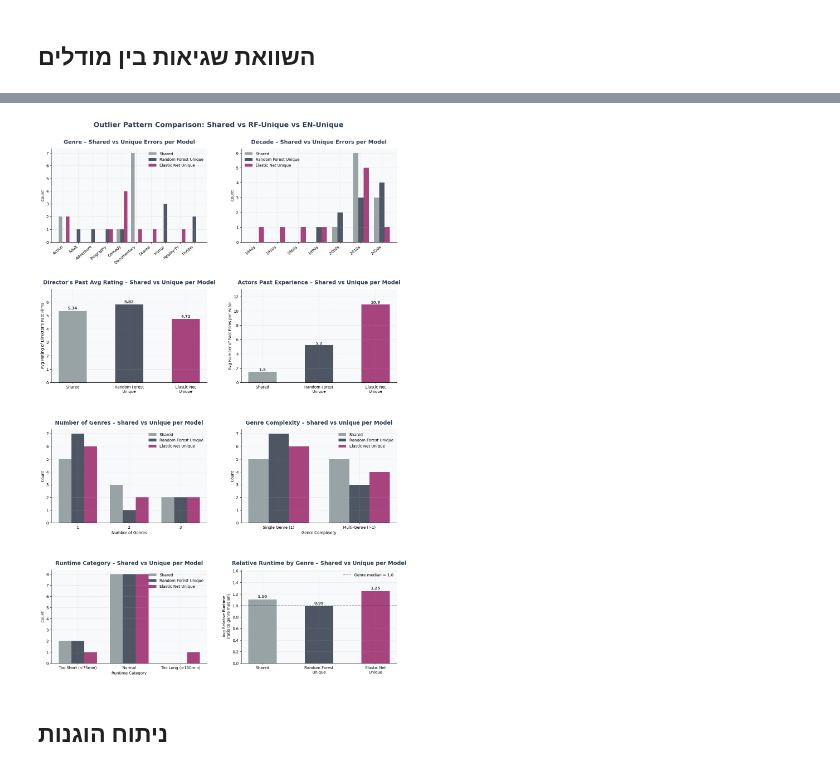
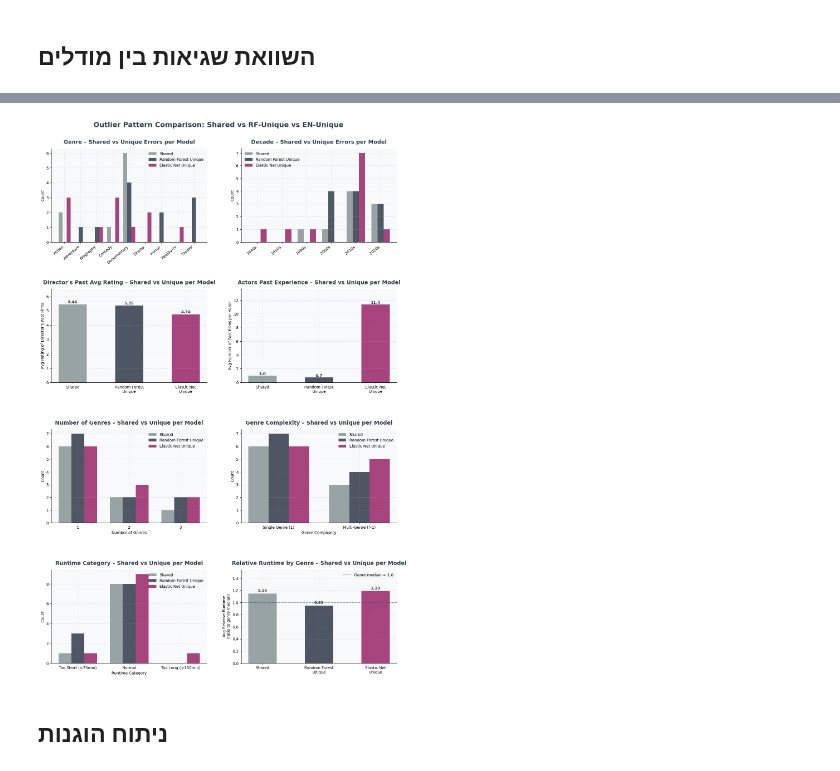
Before and after one commit to shirelhaddad/machine-learning, a Jupyter notebook: 162885cc________________________.ipynb, the cells around one changed output, grey strips where cells are left out. Drawn from its saved outputs; the diff is of its cells as text; code cells hidden in the pictures.

```diff
--- a/162885cc________________________.ipynb
+++ b/162885cc________________________.ipynb
@@ -342,6 +341,7 @@ class DirectorAvgTransformer(BaseEstimator, TransformerMixin):
 # %%
 def prepare_data(df: pd.DataFrame) -> pd.DataFrame:
     df = df.copy()
+
     # אם directors לא קיים — מנסים לטעון מקובץ הצוות
     if 'directors' not in df.columns:
         try:
@@ -351,9 +351,10 @@ def prepare_data(df: pd.DataFrame) -> pd.DataFrame:
         # אם הקובץ לא קיים — עמודה ריקה
         except Exception:
             df['directors'] = np.nan
+
     # מימוש פונקציות העזר של הניקוי
-    df['startYear']       = df['startYear'].apply(_clean_year)
-    df['runtimeMinutes']  = df['runtimeMinutes'].apply(_clean_runtime)
+    df['startYear']      = df['startYear'].apply(_clean_year)
+    df['runtimeMinutes'] = df['runtimeMinutes'].apply(_clean_runtime)
     df['genres']          = df['genres'].apply(_clean_genres)
     df['lead_actors_ids'] = df['lead_actors_ids'].apply(_clean_actors)
     df['directors']       = df['directors'].apply(_clean_director)
@@ -361,13 +362,10 @@ def prepare_data(df: pd.DataFrame) -> pd.DataFrame:
     # הוספת הפיצ'רים הפשוטים
     df = add_static_features(df)
 
-    #   ניקוי שורות ריקות לפני חישוב ההיסטוריה
+    # ניקוי שורות ריקות של משתנה המטרה רק בשלב האימון
     if 'averageRating' in df.columns:
         df['averageRating'] = df['averageRating'].apply(_clean_rating)
-        df = df.dropna(subset=['averageRating', 'startYear']).reset_index(drop=True)
-    else:
-        # דאטת בדיקה — אין דירוג, רק מנקה שורות בלי שנה
-        df = df.dropna(subset=['startYear']).reset_index(drop=True)
+        df = df.dropna(subset=['averageRating']).reset_index(drop=True)
 
     # הסרת עמודות לא רלוונטיות
     COLS_TO_DROP = ['numVotes', 'BoxOffice', 'plot', 'Language', 'Country', 'budget']
@@ -543,7 +534,7 @@ errors_df['first_genre'] = errors_df['genres'].apply(
 X_engineered = feature_engineering_pipeline.fit_transform(X, y)
 errors_df['num_genres'] = X['num_genres'].values
 errors_df['director_past_avg']   = X_engineered['director_past_avg'].values
-errors_df['avg_actors_past_exp'] = X_engineered['avg_actors_past_experience'].values
+errors_df['max_actors_past_exp'] = X_engineered['max_actors_past_experience'].values
 errors_df['is_new_director']     = X_engineered['is_new_director'].values
 errors_df['is_new_actors']       = X_engineered['is_new_actors'].values
 errors_df['is_too_short']              = X['is_too_short'].values
@@ -618,16 +609,14 @@ plt.rcParams.update({'font.family': 'sans-serif', 'axes.spines.top': False,
                      'axes.spines.right': False, 'axes.grid': True,
                      'grid.alpha': 0.3, 'grid.linestyle': '--'})
 
-# פונקציה מוגנת לחישוב ממוצע
+# פונקציה לחישוב ממוצע
 def safe_mean(series):
     s = pd.to_numeric(series, errors='coerce')
     s = s.replace([np.inf, -np.inf], np.nan).dropna()
     return s.mean() if len(s) > 0 else 0.0
 
-FEAT_COLS = ['director_past_avg', 'avg_actors_past_exp']
 n_all, n_over, n_under = len(errors_df), len(over_rf), len(under_rf)
 
-# סדר קבוצות קשיח לנעילת הצבעים בכל הגרפים
 group_order = [f'All Movies (N={n_all})', f'OVER (N={n_over})', f'UNDER (N={n_under})']
 custom_colors = ['#bdc3c7', '#e74c3c', '#2c3e50']
 pal = {
@@ -655,9 +644,9 @@ axes[0, 0].set_title('Genre Distribution (% of group)', fontsize=14, fontweight=
 axes[0, 0].tick_params(axis='x', rotation=40)
 
 # --- [0,1] Release Year by Period ---
-def year_to_period(y):
-    if pd.isna(y): return 'Unknown'
-    return 'Pre-2000' if y < 2000 else ('2000s' if y < 2010 else ('2010s' if y < 2020 else '2020+'))
+def year_to_period(year):
+    if pd.isna(year): return 'Unknown'
+    return 'Pre-2000' if year < 2000 else ('2000s' if year < 2010 else ('2010s' if year < 2020 else '2020+'))
 
 periods = ['Pre-2000', '2000s', '2010s', '2020+']
 rows = []
@@ -671,10 +660,10 @@ sns.barplot(data=pd.DataFrame(rows), x='Period', y='Pct', hue='Group', hue_order
 axes[0, 1].set_title('Release Year Distribution by Period', fontsize=14, fontweight='bold')
 
 # --- [1,0] MAX Actors Past Experience ---
-act_vals = [safe_mean(errors_df['avg_actors_past_exp']), safe_mean(over_rf['avg_actors_past_exp']), safe_mean(under_rf['avg_actors_past_exp'])]
+act_vals = [safe_mean(errors_df['max_actors_past_exp']), safe_mean(over_rf['max_actors_past_exp']), safe_mean(under_rf['max_actors_past_exp'])]
 bars = axes[1, 0].bar(group_order, act_vals, color=muted_colors, edgecolor='white', width=0.5)
 axes[1, 0].axhline(act_vals[0], color='#2c3e50', linestyle='--', alpha=0.5)
-axes[1, 0].set_title('Avg Actors Past Experience', fontsize=14, fontweight='bold')
+axes[1, 0].set_title('Max Actors Past Experience', fontsize=14, fontweight='bold')
 for bar, v in zip(bars, act_vals):
     axes[1, 0].text(bar.get_x() + bar.get_width()/2, v + 0.1, f'{v:.1f}', ha='center')
 
@@ -697,7 +686,6 @@ def make_pct_df(categories, all_ser, over_ser, under_ser, col='Category'):
     return pd.DataFrame(rows)
 
 # --- [2,0] num_genres ---
-# הוספת dropna למניעת שגיאות אם יש סרטים בלי ז'אנר
 ng_cats = sorted(errors_df['num_genres'].dropna().unique())
 sns.barplot(data=make_pct_df(ng_cats, errors_df['num_genres'], over_rf['num_genres'], under_rf['num_genres'], col='num_genres'),
             x='num_genres', y='Pct', hue='Group', hue_order=group_order, palette=pal, ax=axes[2,0])
@@ -795,11 +782,6 @@ Movies that appear as outliers in both models
 plt.rcParams.update({'font.family': 'sans-serif', 'axes.spines.top': False,
                      'axes.spines.right': False, 'axes.grid': True,
                      'grid.alpha': 0.3, 'grid.linestyle': '--'})
-
-def safe_mean(series):
-    s = pd.to_numeric(series, errors='coerce')
-    s = s.replace([np.inf, -np.inf], np.nan).dropna()
-    return s.mean() if len(s) > 0 else 0.0
 
 best_name  = "Random Forest"
 other_name = "Elastic Net"
@@ -874,9 +856,9 @@ for bar, v in zip(bars, dir_v):
 _style(axes[1, 0], "Director's Past Avg Rating – Shared vs Unique per Model")
 
 # [1,1] – ניסיון מקסימלי של אחד השחקנים הראשיים
-act_v = [safe_mean(sub_shared['avg_actors_past_exp']),
-         safe_mean(sub_best['avg_actors_past_exp']),
-         safe_mean(sub_other['avg_actors_past_exp'])]
+act_v = [safe_mean(sub_shared['max_actors_past_exp']),
+         safe_mean(sub_best['max_actors_past_exp']),
+         safe_mean(sub_other['max_actors_past_exp'])]
 bars = axes[1, 1].bar(groups, act_v, color=muted_colors, width=0.5)
 axes[1, 1].set_ylabel('Avg Number of Past Films per Actor')
 axes[1, 1].set_ylim(0, max(act_v) * 1.2 if max(act_v) > 0 else 10)
@@ -926,34 +908,34 @@ rt_shared = _runtime_counts(sub_shared)
 rt_best   = _runtime_counts(sub_best)
 rt_other  = _runtime_counts(sub_other)
 x_rt      = range(len(rt_cats))
 axes[3, 0].bar([i - w for i in x_rt], [rt_shared.get(c, 0) for c in rt_cats], w, label='Shared', color=c_shared)
 axes[3, 0].bar([i     for i in x_rt], [rt_best.get(c, 0)   for c in rt_cats], w, label=f'{best_name} Unique', color=c_best)
 axes[3, 0].bar([i + w for i in x_rt], [rt_other.get(c, 0)  for c in rt_cats], w, label=f'{other_name} Unique', color=c_other)
 axes[3, 0].set_xticks(list(x_rt))
 axes[3, 0].set_xticklabels(rt_cats)
 axes[3, 0].set_ylabel('Count')
 axes[3, 0].set_xlabel('Runtime Category')
 axes[3, 0].legend(frameon=False)
 _style(axes[3, 0], 'Runtime Category – Shared vs Unique per Model')
 
 # [3,1] – זמן ריצה ביחס לחציון הזאנר
 rrt_v = [safe_mean(sub_shared['relative_runtime_by_genre']),
          safe_mean(sub_best['relative_runtime_by_genre']),
          safe_mean(sub_other['relative_runtime_by_genre'])]
 bars = axes[3, 1].bar(groups, rrt_v, color=muted_colors, width=0.5)
 axes[3, 1].set_ylabel('Avg Relative Runtime\n(ratio to genre median)')
 axes[3, 1].axhline(1.0, color='#2c3e50', linestyle='--', alpha=0.5, label='Genre median = 1.0')
 axes[3, 1].set_ylim(0, max(rrt_v + [1.0]) * 1.3)
 axes[3, 1].legend(frameon=False)
 for bar, v in zip(bars, rrt_v):
     if v > 0:
         axes[3, 1].text(bar.get_x() + bar.get_width()/2, v + 0.03, f'{v:.2f}', ha='center', fontweight='bold', color='#2c3e50')
 _style(axes[3, 1], 'Relative Runtime by Genre – Shared vs Unique per Model')
 
 plt.subplots_adjust(top=0.88, hspace=0.5, wspace=0.22)
 plt.show()
 # %% [output]
-[figure, old version]
+[figure, new version]
 # %% [markdown]
 ## ניתוח הוגנות
 # %%
```
Also changed, not shown: parts of 14 cells of this notebook.
